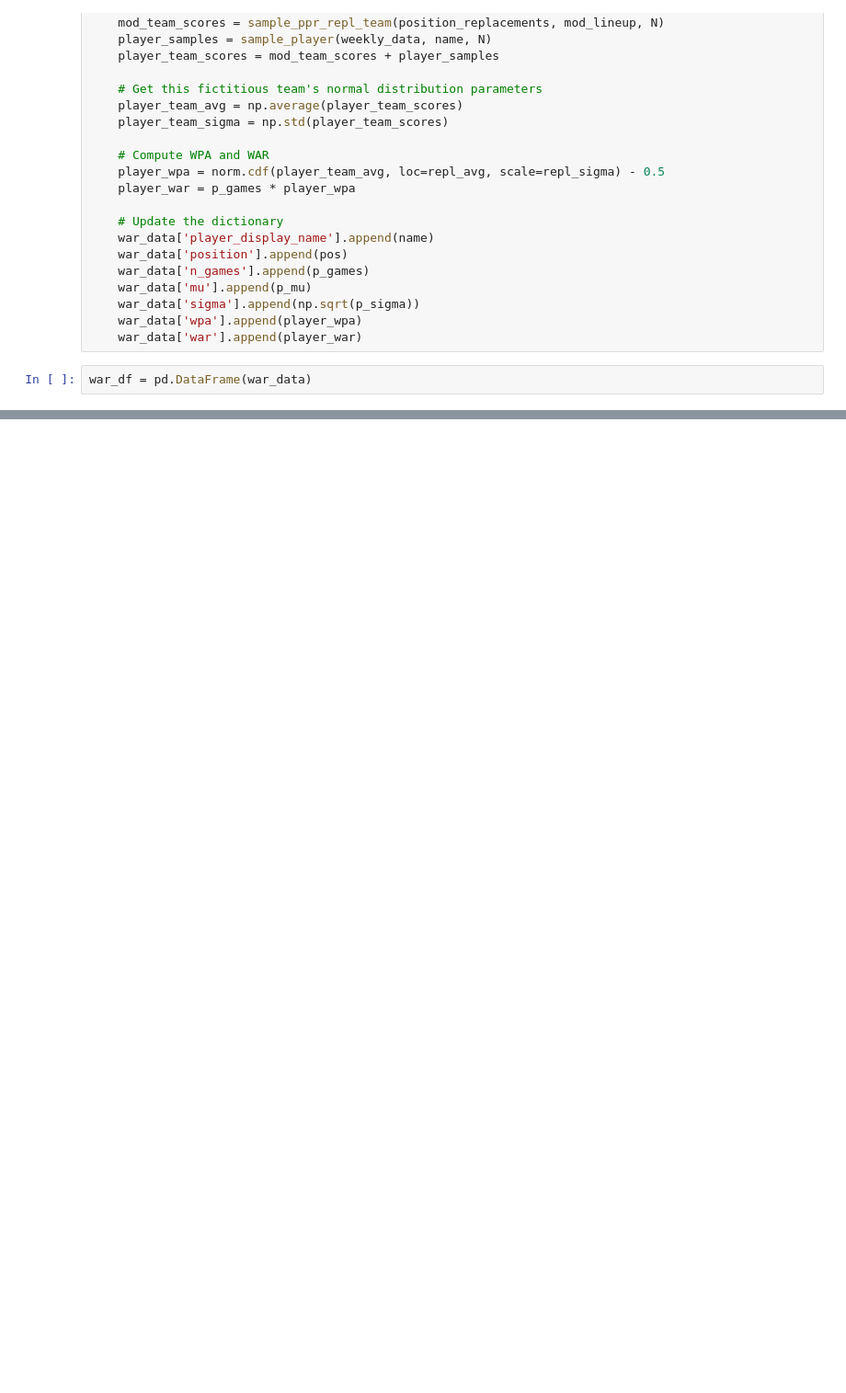
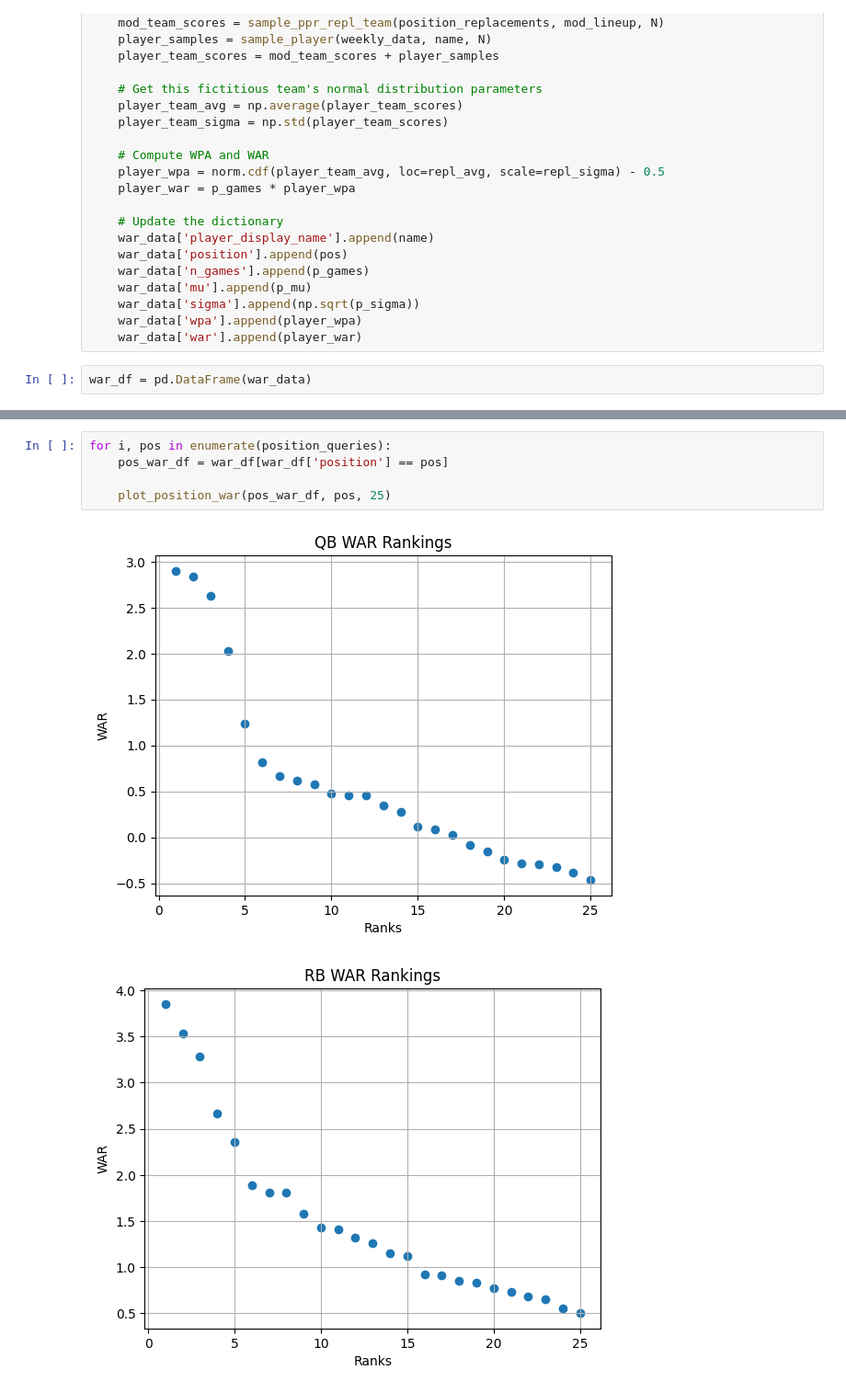
Before and after one commit to jkleiber/fantasy-football-data-analysis, a Jupyter notebook: Fantasy Football WAR.ipynb, the cells around one changed output, grey strips where cells are left out. Shown at 92% size. Drawn from its saved outputs; the diff is of its cells as text; blank space fills up the shorter version.

```diff
--- a/Fantasy Football WAR.ipynb
+++ b/Fantasy Football WAR.ipynb
@@ -412,0 +337,8 @@ war_df.head(100)
+# %%
+for i, pos in enumerate(position_queries):
+    pos_war_df = war_df[war_df['position'] == pos]
+
+    plot_position_war(pos_war_df, pos, 25)
+# %% [output]
+[figure, added]
+[figure, added]
```
Also changed, not shown: parts of 37 cells of this notebook, 2 other files.
